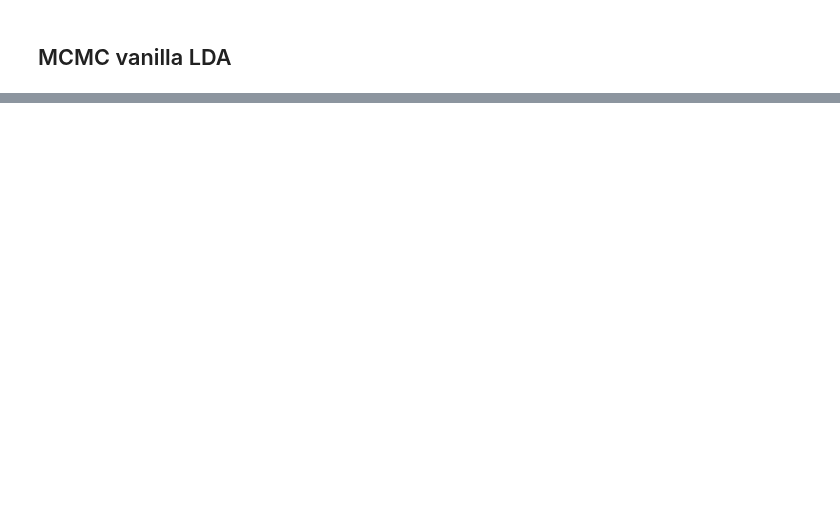
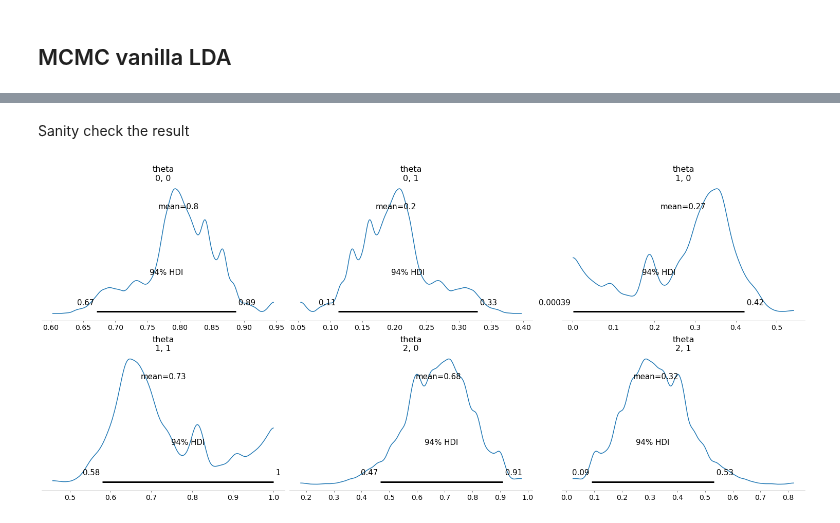
Before and after one commit to morrislab/damuta, a Jupyter notebook: vanilla_lda.ipynb, the cells around one changed output, grey strips where cells are left out. Saved outputs shown, nothing was run; the diff lists cells and outputs as text; code cells hidden in the pictures; blank space fills up the shorter version.

Commit message:
lda with mcmc and some preliminary sanity check plots

```diff
--- a/vanilla_lda.ipynb
+++ b/vanilla_lda.ipynb
@@ -151,11 +51,0 @@ X = np.vstack([d.random(size = 1) for d in map(pm.Multinomial.dist, N, theta_gen
-# %%
-with pm.Model() as model:
-    # Global topic distribution
-    theta = pm.Dirichlet('theta', a=alpha)
-
-    # Word distributions for K topics
-    phi = pm.Dirichlet('phi', a=beta, shape=(J, C))
-
-    for i in range(S):
-        # Words of document
-        w = pm.Multinomial(f'sample_{i}', n = N[i], p = theta@phi, observed=X[i])
@@ -193,4 +51,0 @@ az.plot_forest(trace, r_hat=True);
-# %%
-with model:
-    mean_field = pm.fit(method=pm.SVGD(n_particles=100, jitter=1.0), callbacks=[pm.callbacks.CheckParametersConvergence()])
-    pm.plot_posterior(mean_field.sample(1000), color="LightSeaGreen");
@@ -229,0 +52,15 @@ az.plot_dist(trace["theta"]);
+# %%
+with pm.Model() as full_model:
+
+    # Word distributions for K topics
+    phi = pm.Dirichlet('phi', a=beta, shape=(J, C))
+
+    # activities
+    theta = pm.Dirichlet("theta", a=alpha, shape=(S, J))
+
+    for i in range(S):
+        # pick signature for each word
+        z = pm.Categorical(f"z_{i}", p=theta[i], shape=X_encoded[i].shape)
+
+        # pick word acording to topic probs
+        w = pm.Categorical(f"w_{i}", p=phi[z], observed=X_encoded[i])
@@ -229,0 +69,5 @@ az.plot_dist(trace["theta"]);
+# %%
+with full_model:
+    full_trace = pm.sample(1000, return_inferencedata=True,
+                           step=[pm.NUTS([theta, phi], target_accept=0.9),
+                                 pm.BinaryGibbsMetropolis([z], transit_p=.7)])
@@ -229,0 +90,6 @@ az.plot_dist(trace["theta"]);
+# %% [markdown]
+Sanity check the result
+# %%
+az.plot_posterior(full_trace, var_names=['theta']);
+# %% [output]
+[figure, added]
```
Also changed, not shown: parts of 46 cells of this notebook.
